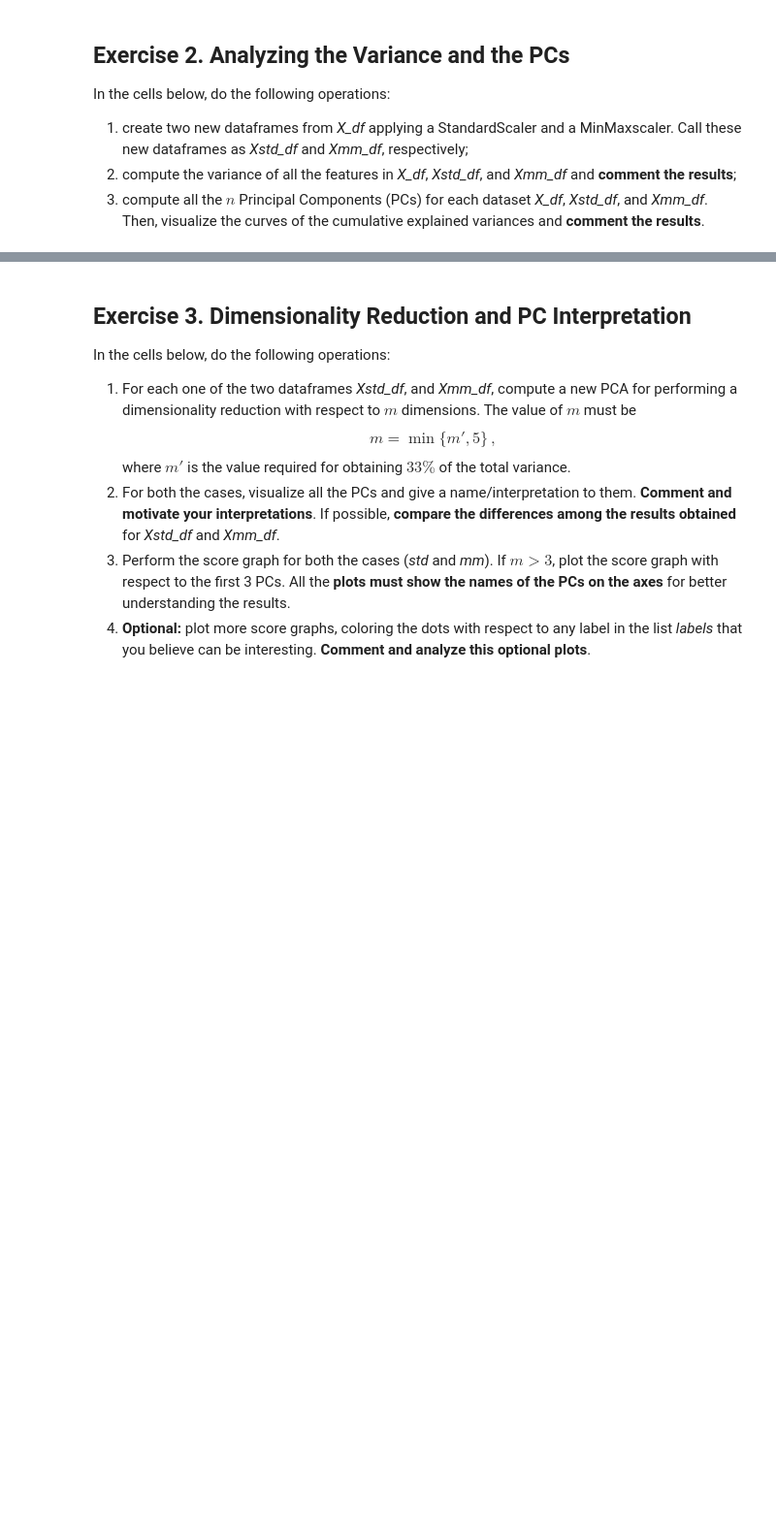
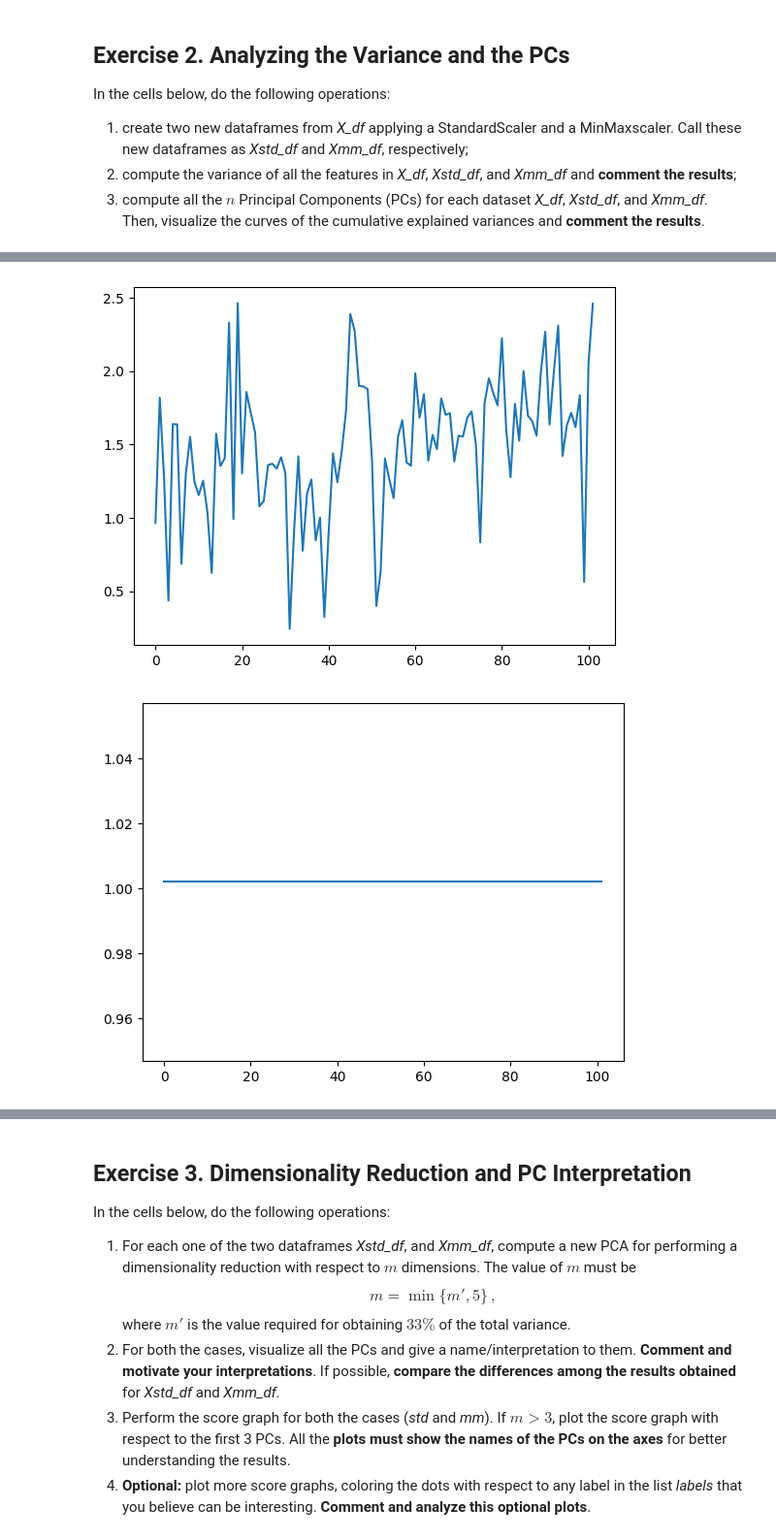
Before and after one commit to fabiolauro/PCA_CLA_Project, a Jupyter notebook: HWpca_Lauro_Martellone.ipynb, the cells around one changed output, grey strips where cells are left out. Shown at 97% size. Cells and saved outputs as stored; diff of their text form; code cells hidden in the pictures; blank space fills up the shorter version.

```diff
--- a/HWpca_Lauro_Martellone.ipynb
+++ b/HWpca_Lauro_Martellone.ipynb
@@ -319,6 +319,7 @@ X_df_trial['Punctuality'] = X_df_trial['Punctuality'].map(punctuality)
 X_df_trial['Smoking'] = X_df_trial['Smoking'].map(smoking)
 X_df_trial['Alcohol'] = X_df_trial['Alcohol'].map(drinking)
 
+X_df = X_df_trial.copy()
 
 print(X_df_raw["Alcohol"], X_df_trial["Alcohol"])
 #IT WORKS!
@@ -347,3 +348,17 @@ In the cells below, do the following operations:
 1. create two new dataframes from _X_df_ applying a StandardScaler and a MinMaxscaler. Call these new dataframes as _Xstd_df_ and _Xmm_df_, respectively;
 2. compute the variance of all the features in _X_df_, _Xstd_df_, and _Xmm_df_ and **comment the results**;
 3. compute all the $n$ Principal Components (PCs) for each dataset _X_df_, _Xstd_df_, and _Xmm_df_. Then, visualize the curves of the cumulative explained variances and **comment the results**.
+# %%
+#transforming the datasets
+
+std = StandardScaler()
+minmax = MinMaxScaler()
+
+std.fit(X_df)
+minmax.fit(X_df)
+
+Xstd = std.transform(X_df)
+Xstd_df = pd.DataFrame(Xstd, columns= X_df.columns)
+
+Xmm = minmax.transform(X_df)
+Xmm_df = pd.DataFrame(Xmm, columns = X_df.columns)
@@ -349,0 +381,21 @@ In the cells below, do the following operations:
+# %%
+#computing the variance
+var_x = X_df.var()
+var_std = Xstd_df.var()
+var_mm = Xmm_df.var()
+
+#FARE DEI PLOT CARINI SULLA DISTRIBUZIONE DELLA VARIANZA! OVVIAMENTE MIGLIORARE QUESTI E COMMENTARE
+plt.figure()
+plt.plot(var_x.values)
+plt.show()
+
+plt.figure()
+plt.plot(var_std.values)
+plt.show()
+
+plt.figure()
+plt.plot(var_mm.values)
+plt.show()
+# %% [output]
+[figure, added]
+[figure, added]
```
Also changed, not shown: parts of 3 cells of this notebook.
